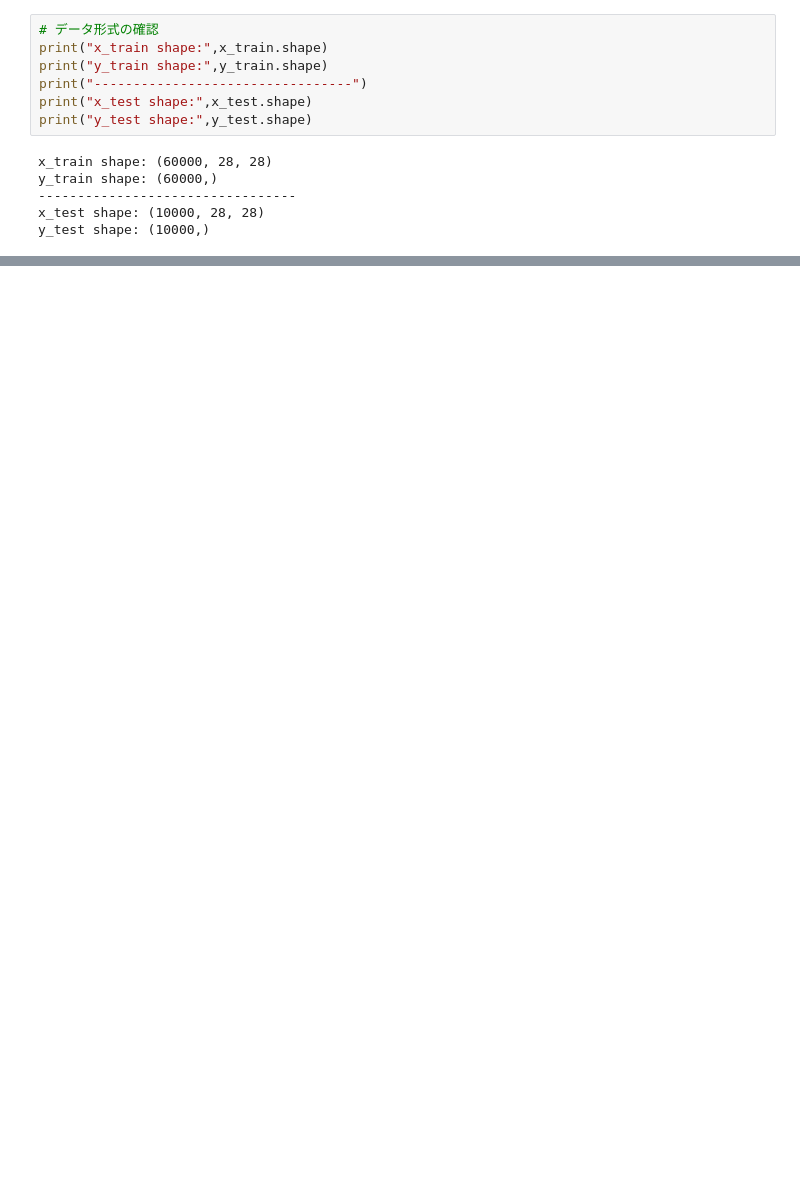
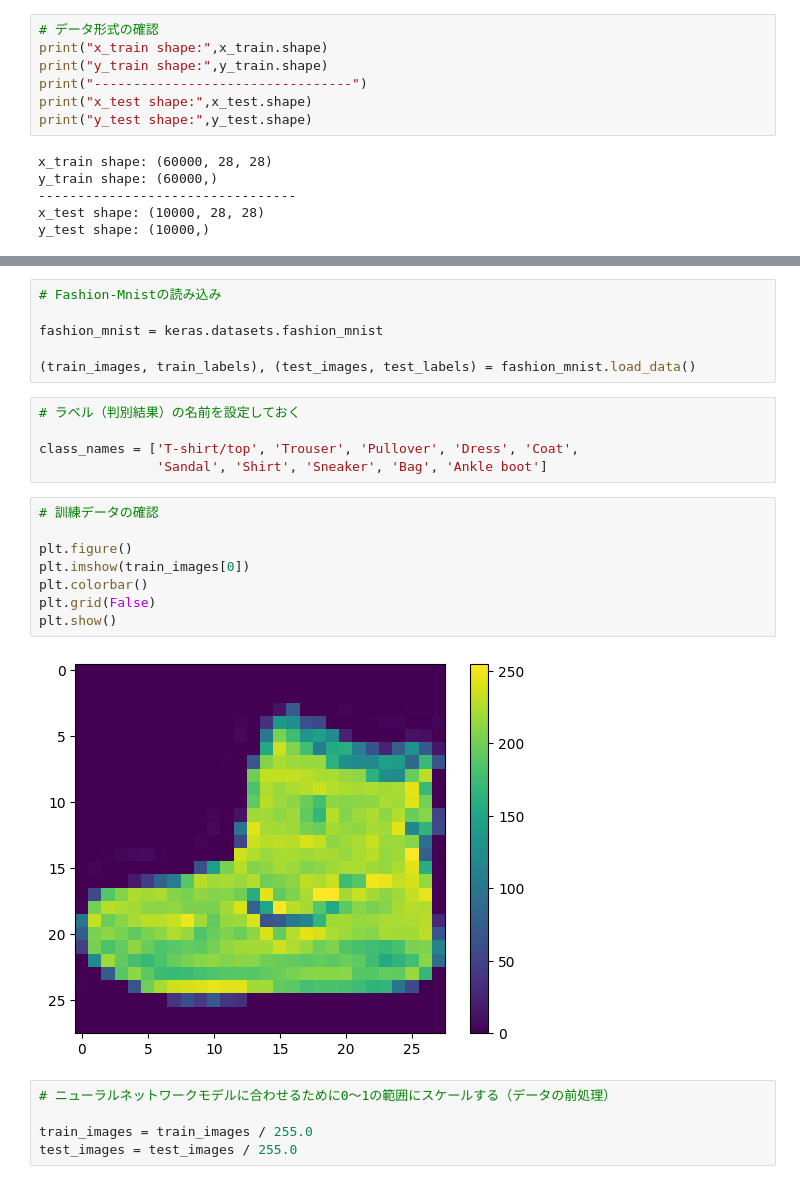
Before and after one commit to kotameyan/labo, a Jupyter notebook: fashion-mnist/fashion-mnist.ipynb, the cells around one changed output, grey strips where cells are left out. Cells and saved outputs as stored; diff of their text form; blank space fills up the shorter version.

```diff
--- a/fashion-mnist/fashion-mnist.ipynb
+++ b/fashion-mnist/fashion-mnist.ipynb
@@ -41,0 +140,26 @@ y_test shape: (10000,)
+# %%
+# Fashion-Mnistの読み込み
+
+fashion_mnist = keras.datasets.fashion_mnist
+
+(train_images, train_labels), (test_images, test_labels) = fashion_mnist.load_data()
+# %%
+# ラベル（判別結果）の名前を設定しておく
+
+class_names = ['T-shirt/top', 'Trouser', 'Pullover', 'Dress', 'Coat',
+               'Sandal', 'Shirt', 'Sneaker', 'Bag', 'Ankle boot']
+# %%
+# 訓練データの確認
+
+plt.figure()
+plt.imshow(train_images[0])
+plt.colorbar()
+plt.grid(False)
+plt.show()
+# %% [output]
+[figure, added]
+# %%
+# ニューラルネットワークモデルに合わせるために0〜1の範囲にスケールする（データの前処理）
+
+train_images = train_images / 255.0
+test_images = test_images / 255.0
```
Also changed, not shown: parts of 47 cells of this notebook.
